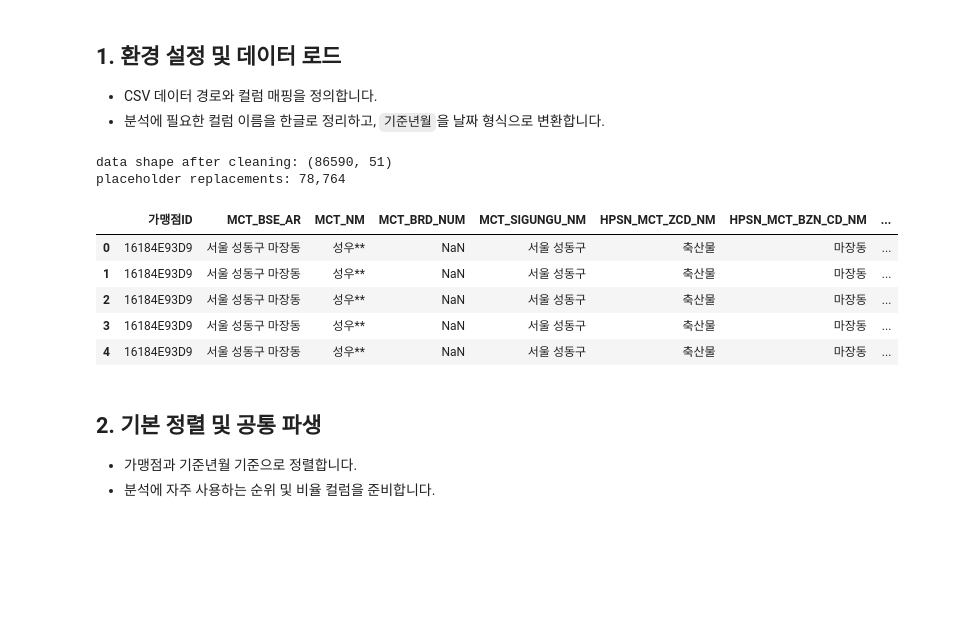
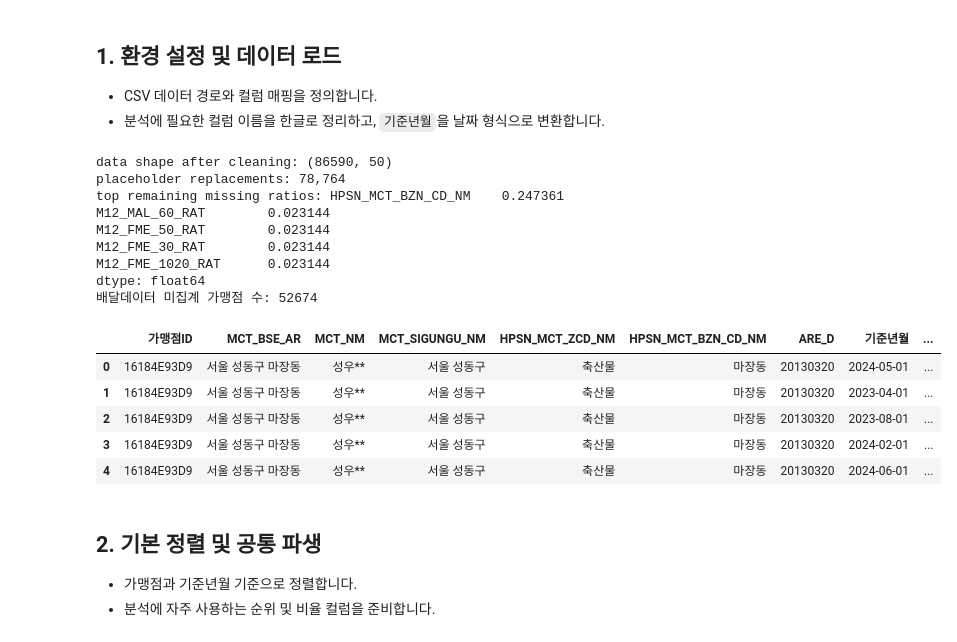
Before and after one commit to won172/bigdata_contest, a Jupyter notebook: shin/risk_indicator_calculations.ipynb, the cells around one changed output. Saved outputs shown, nothing was run; the diff lists cells and outputs as text; code cells hidden in the pictures; blank space fills up the shorter version.

```diff
--- a/shin/risk_indicator_calculations.ipynb
+++ b/shin/risk_indicator_calculations.ipynb
@@ -91,42 +91,48 @@ df[comp_col] = df[comp_col].fillna(df[comp_col].median())
 for col in ['RC_거주지기준고객비율', 'RC_직장인고객비율', 'RC_유동고객비율']:
     df[col] = df.groupby('가맹점ID')[col].transform(lambda s: s.interpolate(limit_direction='both'))
     channel_median = df.groupby(['업종_대분류', '기준년월'])[col].transform('median')
     df[col] = df[col].fillna(channel_median)
     df[col] = df[col].fillna(df[col].median())
 
 # 승인취소 구간 순위 보간 및 라벨 재생성
 rank_series = df.groupby('가맹점ID')['승인취소비율_구간_순위']
 df['승인취소비율_구간_순위'] = rank_series.ffill().bfill()
 rank_median = df.groupby(['업종_대분류', '기준년월'])['승인취소비율_구간_순위'].transform('median')
 df['승인취소비율_구간_순위'] = df['승인취소비율_구간_순위'].fillna(rank_median)
 df['승인취소비율_구간_순위'] = df['승인취소비율_구간_순위'].fillna(df['승인취소비율_구간_순위'].median())
 df['승인취소비율_구간_순위'] = df['승인취소비율_구간_순위'].round().clip(1, 6).astype('Int64')
 
 rank_labels = {1: '상위1구간', 2: '상위2구간', 3: '상위3구간', 4: '상위4구간', 5: '상위5구간', 6: '상위6구간(하위1구간)'}
 def build_bucket(rank):
     if pd.isna(rank):
         return np.nan
     return f"{int(rank)}_{rank_labels[int(rank)]}"
 
 df['승인취소비율_구간'] = df['승인취소비율_구간_순위'].apply(build_bucket)
 df['승인취소비율_구간_범주'] = df['승인취소비율_구간_순위'].map(rank_labels)
 
 missing_after = df.isna().mean().sort_values(ascending=False)
 print(f"data shape after cleaning: {df.shape}")
 print(f"placeholder replacements: {placeholder_count:,}")
-print("top remaining missing ratios:
-", missing_after.head())
+print("top remaining missing ratios:", missing_after.head())
 print("배달데이터 미집계 가맹점 수:", int(df['배달데이터_미집계_flag'].sum()))
 df.head()
 # %% [output]
-data shape after cleaning: (86590, 51)
+data shape after cleaning: (86590, 50)
 placeholder replacements: 78,764
+top remaining missing ratios: HPSN_MCT_BZN_CD_NM    0.247361
+M12_MAL_60_RAT        0.023144
+M12_FME_50_RAT        0.023144
+M12_FME_30_RAT        0.023144
+M12_FME_1020_RAT      0.023144
+dtype: float64
+배달데이터 미집계 가맹점 수: 52674
-|  | 가맹점ID | MCT_BSE_AR | MCT_NM | MCT_BRD_NUM | MCT_SIGUNGU_NM | HPSN_MCT_ZCD_NM | HPSN_MCT_BZN_CD_NM | ... |
-| 0 | 16184E93D9 | 서울 성동구 마장동 | 성우** | NaN | 서울 성동구 | 축산물 | 마장동 | ... |
-| 1 | 16184E93D9 | 서울 성동구 마장동 | 성우** | NaN | 서울 성동구 | 축산물 | 마장동 | ... |
-| 2 | 16184E93D9 | 서울 성동구 마장동 | 성우** | NaN | 서울 성동구 | 축산물 | 마장동 | ... |
-| 3 | 16184E93D9 | 서울 성동구 마장동 | 성우** | NaN | 서울 성동구 | 축산물 | 마장동 | ... |
-| 4 | 16184E93D9 | 서울 성동구 마장동 | 성우** | NaN | 서울 성동구 | 축산물 | 마장동 | ... |
+|  | 가맹점ID | MCT_BSE_AR | MCT_NM | MCT_SIGUNGU_NM | HPSN_MCT_ZCD_NM | HPSN_MCT_BZN_CD_NM | ARE_D | 기준년월 | ... |
+| 0 | 16184E93D9 | 서울 성동구 마장동 | 성우** | 서울 성동구 | 축산물 | 마장동 | 20130320 | 2024-05-01 | ... |
+| 1 | 16184E93D9 | 서울 성동구 마장동 | 성우** | 서울 성동구 | 축산물 | 마장동 | 20130320 | 2023-04-01 | ... |
+| 2 | 16184E93D9 | 서울 성동구 마장동 | 성우** | 서울 성동구 | 축산물 | 마장동 | 20130320 | 2023-08-01 | ... |
+| 3 | 16184E93D9 | 서울 성동구 마장동 | 성우** | 서울 성동구 | 축산물 | 마장동 | 20130320 | 2024-02-01 | ... |
+| 4 | 16184E93D9 | 서울 성동구 마장동 | 성우** | 서울 성동구 | 축산물 | 마장동 | 20130320 | 2024-06-01 | ... |
 # %% [markdown]
 ## 2. 기본 정렬 및 공통 파생
 - 가맹점과 기준년월 기준으로 정렬합니다.
```
Also changed, not shown: parts of 7 cells of this notebook, 1 other file.
